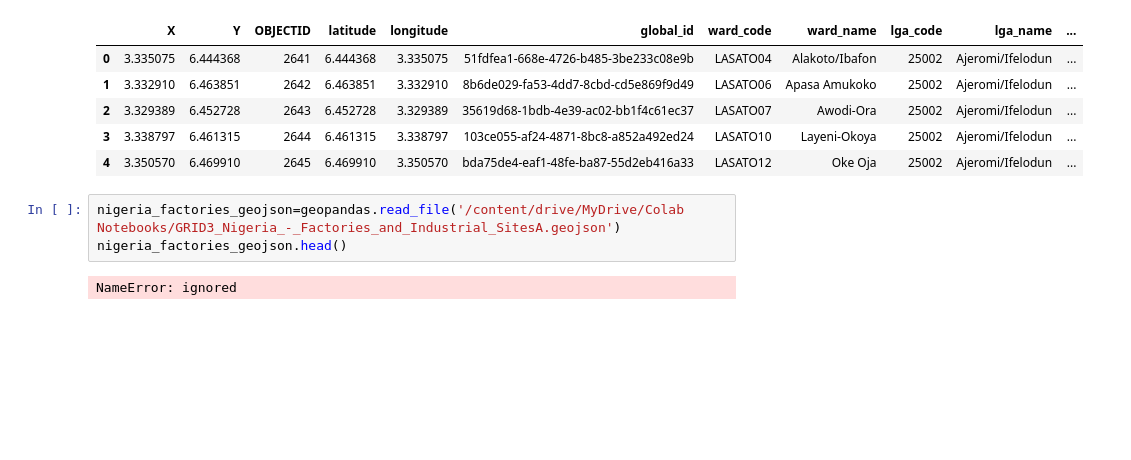
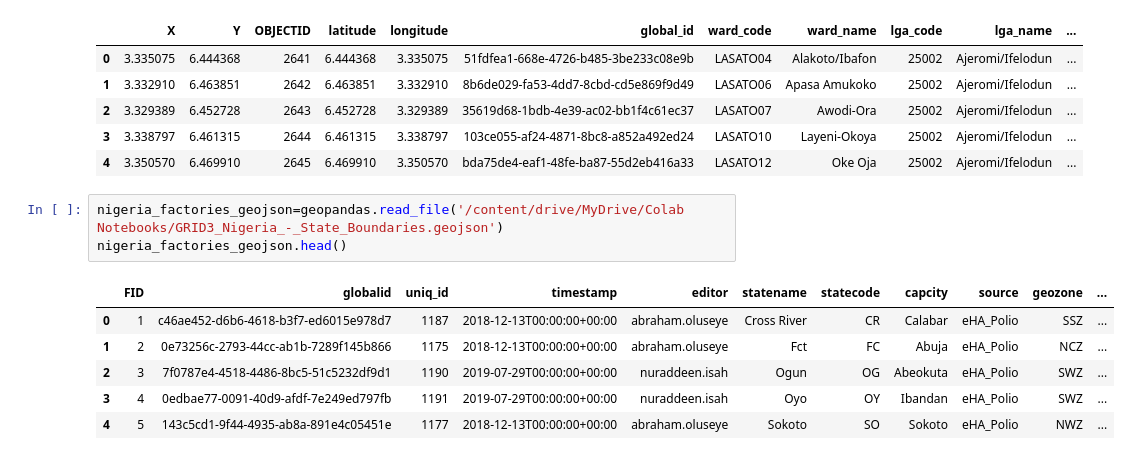
Before and after one commit to MMoronto/Folium_Playground, a Jupyter notebook: Lagos_Folium_Map_Tests.ipynb, the cells around one changed output. Saved outputs shown, nothing was run; the diff lists cells and outputs as text; blank space fills up the shorter version.

```diff
--- a/Lagos_Folium_Map_Tests.ipynb
+++ b/Lagos_Folium_Map_Tests.ipynb
@@ -176,7 +194,12 @@ df_Factories.head()
 | 3 | 3.338797 | 6.461315 | 2644 | 6.461315 | 3.338797 | 103ce055-af24-4871-8bc8-a852a492ed24 | LASATO10 | Layeni-Okoya | 25002 | Ajeromi/Ifelodun | ... |
 | 4 | 3.350570 | 6.469910 | 2645 | 6.469910 | 3.350570 | bda75de4-eaf1-48fe-ba87-55d2eb416a33 | LASATO12 | Oke Oja | 25002 | Ajeromi/Ifelodun | ... |
 # %%
-nigeria_factories_geojson=geopandas.read_file('/content/drive/MyDrive/Colab Notebooks/GRID3_Nigeria_-_Factories_and_Industrial_SitesA.geojson')
+nigeria_factories_geojson=geopandas.read_file('/content/drive/MyDrive/Colab Notebooks/GRID3_Nigeria_-_State_Boundaries.geojson')
 nigeria_factories_geojson.head()
 # %% [output]
-NameError: ignored
+|  | FID | globalid | uniq_id | timestamp | editor | statename | statecode | capcity | source | geozone | ... |
+| 0 | 1 | c46ae452-d6b6-4618-b3f7-ed6015e978d7 | 1187 | 2018-12-13T00:00:00+00:00 | abraham.oluseye | Cross River | CR | Calabar | eHA_Polio | SSZ | ... |
+| 1 | 2 | 0e73256c-2793-44cc-ab1b-7289f145b866 | 1175 | 2018-12-13T00:00:00+00:00 | abraham.oluseye | Fct | FC | Abuja | eHA_Polio | NCZ | ... |
+| 2 | 3 | 7f0787e4-4518-4486-8bc5-51c5232df9d1 | 1190 | 2019-07-29T00:00:00+00:00 | nuraddeen.isah | Ogun | OG | Abeokuta | eHA_Polio | SWZ | ... |
+| 3 | 4 | 0edbae77-0091-40d9-afdf-7e249ed797fb | 1191 | 2019-07-29T00:00:00+00:00 | nuraddeen.isah | Oyo | OY | Ibandan | eHA_Polio | SWZ | ... |
+| 4 | 5 | 143c5cd1-9f44-4935-ab8a-891e4c05451e | 1177 | 2018-12-13T00:00:00+00:00 | abraham.oluseye | Sokoto | SO | Sokoto | eHA_Polio | NWZ | ... |
```
Also changed, not shown: parts of 3 cells of this notebook.
